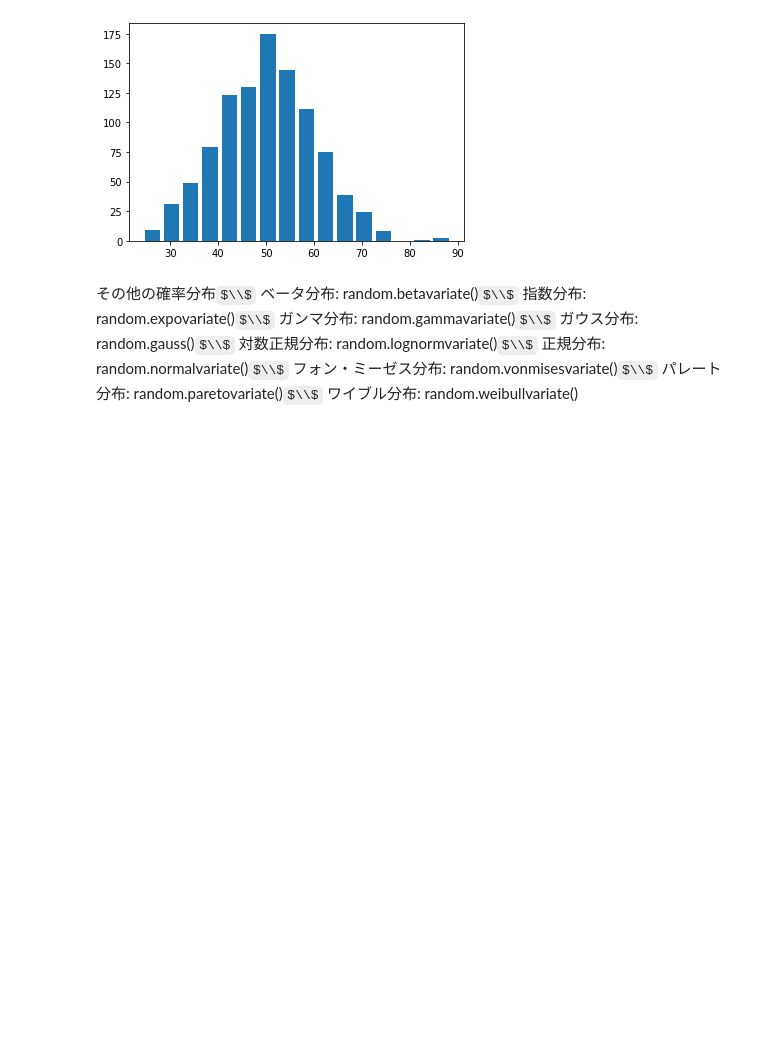
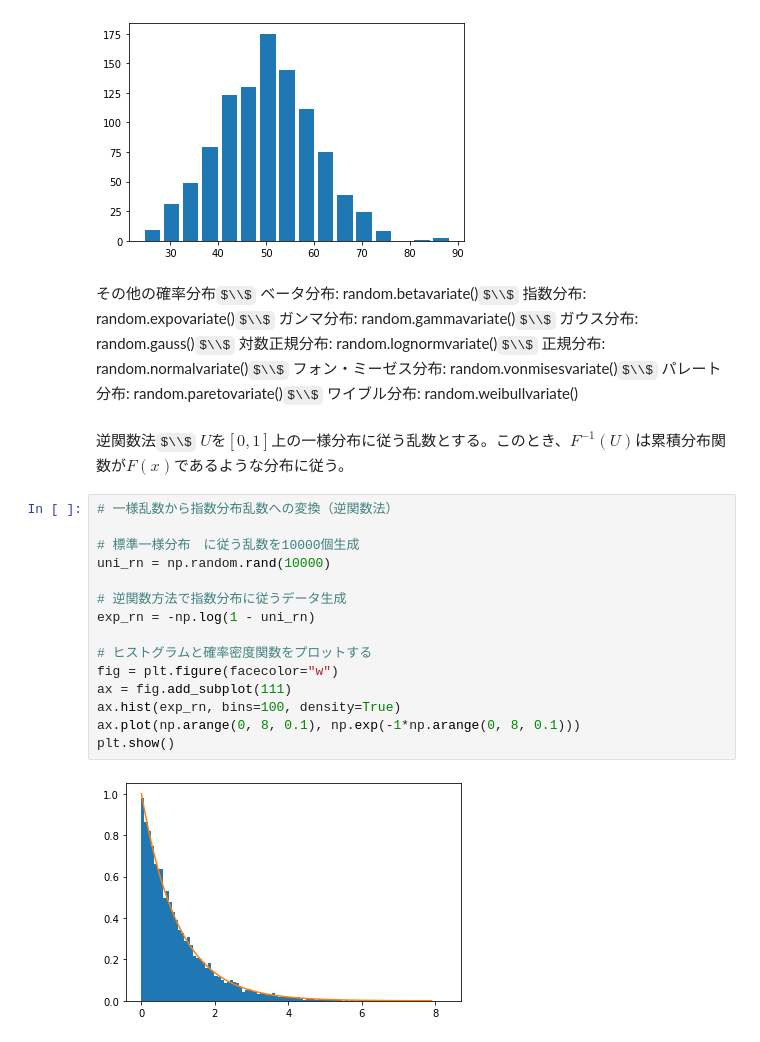
Before and after one commit to MegumuTsukamoto/Stochastic-analysis-by-Monte-Carlo-method, a Jupyter notebook: Capter_3/乱数.ipynb, the cells around one changed output. Cells and saved outputs as stored; diff of their text form; some formulas as TeX source; blank space fills up the shorter version.

```diff
--- a/Capter_3/乱数.ipynb
+++ b/Capter_3/乱数.ipynb
@@ -272,3 +272,23 @@ plt.hist(norm_rn, bins=16, rwidth=0.8)
 フォン・ミーゼス分布: random.vonmisesvariate()$\\$
 パレート分布: random.paretovariate()$\\$
 ワイブル分布: random.weibullvariate()
+# %% [markdown]
+逆関数法$\\$
+$U$を$[0,1]$上の一様分布に従う乱数とする。このとき、$F^{-1}(U)は$累積分布関数が$F(x)$であるような分布に従う。
+# %%
+# 一様乱数から指数分布乱数への変換（逆関数法）
+
+# 標準一様分布　に従う乱数を10000個生成
+uni_rn = np.random.rand(10000)
+
+# 逆関数方法で指数分布に従うデータ生成
+exp_rn = -np.log(1 - uni_rn)
+
+# ヒストグラムと確率密度関数をプロットする
+fig = plt.figure(facecolor="w")
+ax = fig.add_subplot(111)
+ax.hist(exp_rn, bins=100, density=True)
+ax.plot(np.arange(0, 8, 0.1), np.exp(-1*np.arange(0, 8, 0.1)))
+plt.show()
+# %% [output]
+[figure, added]
```
Also changed, not shown: parts of 2 cells of this notebook, 2 other files.
